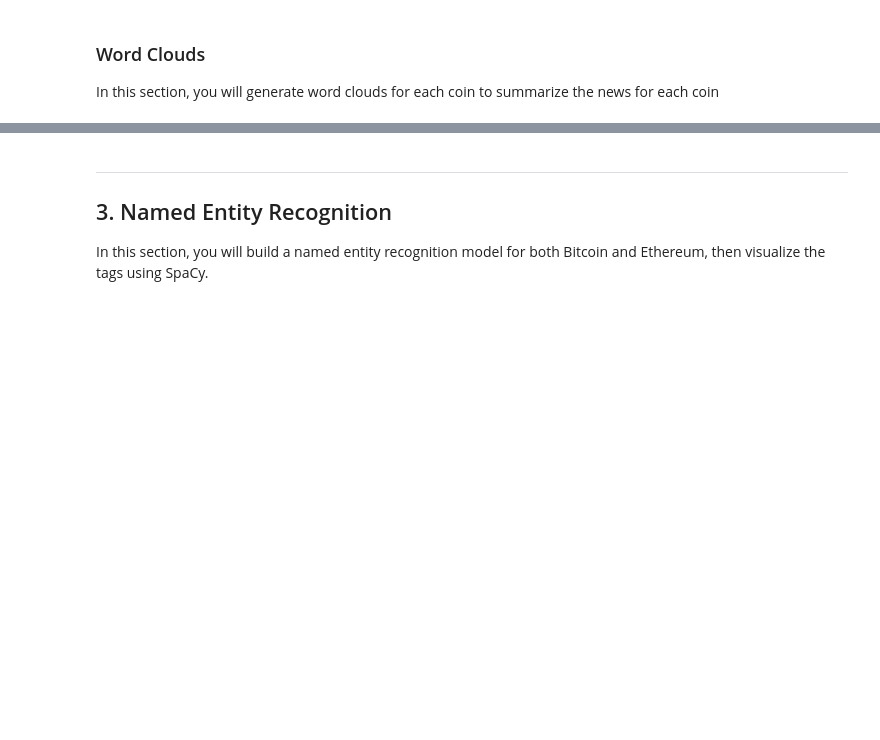
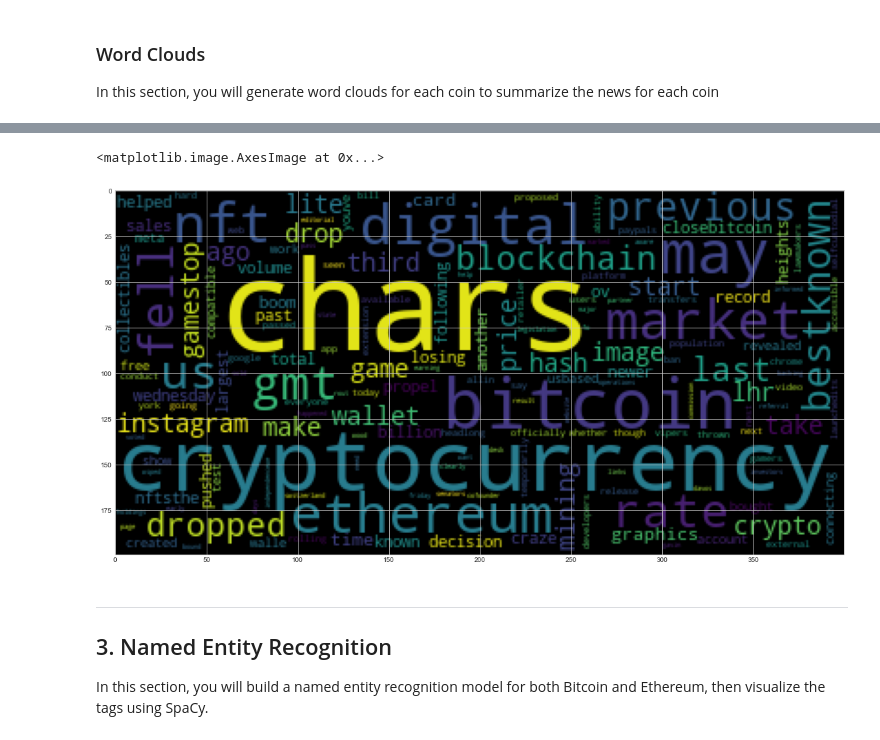
Before and after one commit to mmsaki/crypto-NLP, a Jupyter notebook: Code/crypto_sentiment.ipynb, the cells around one changed output, grey strips where cells are left out. Drawn from its saved outputs; the diff is of its cells as text; code cells hidden in the pictures; blank space fills up the shorter version.

```diff
--- a/Code/crypto_sentiment.ipynb
+++ b/Code/crypto_sentiment.ipynb
@@ -165,3 +263,5 @@ def tokenizer(text):
 # %%
 # Create a new tokens column for Ethereum
-# YOUR CODE HERE!
+# get all raw stories
+ethereum_df['tokens'] = ethereum_df['text'].apply(tokenizer)
+ethereum_df.head()
@@ -185,0 +317,9 @@ from nltk import ngrams
+# %%
+# Generate the Ethereum N-grams where N=2
+ids = list(ethereum_df.index)
+ethereum_articles = [' '.join(ethereum_df['tokens'][id]) for id in ids]
+
+ethereum_big_string = ' '.join(ethereum_articles)
+eth_words = tokenizer(ethereum_big_string)
+ethereum_bigram = ngrams(eth_words, n=2)
+dict(Counter(ethereum_bigram).most_common(20))
@@ -212,6 +401,10 @@ mpl.rcParams['figure.figsize'] = [20.0, 10.0]
 # %%
 # Generate the Ethereum word cloud
-# YOUR CODE HERE!
+btc_wc = WordCloud().generate(' '.join(eth_words))
+plt.imshow(btc_wc)
+# %% [output]
+<matplotlib.image.AxesImage at 0x...>
+[figure, added]
 # %% [markdown]
 ---
 ## 3. Named Entity Recognition
```
Also changed, not shown: parts of 27 cells of this notebook.
